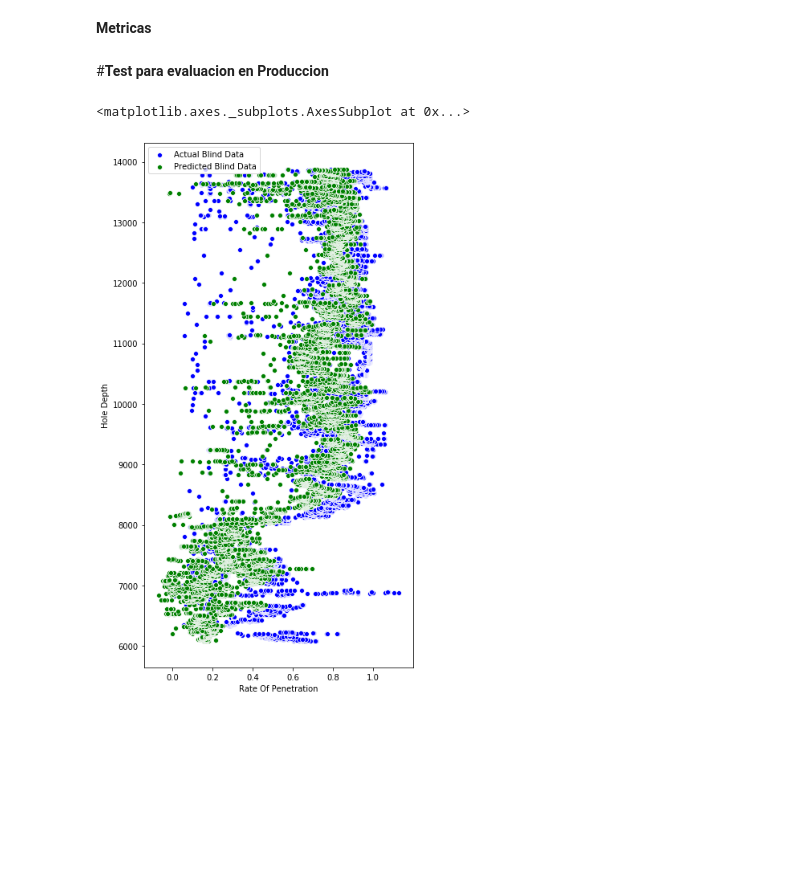
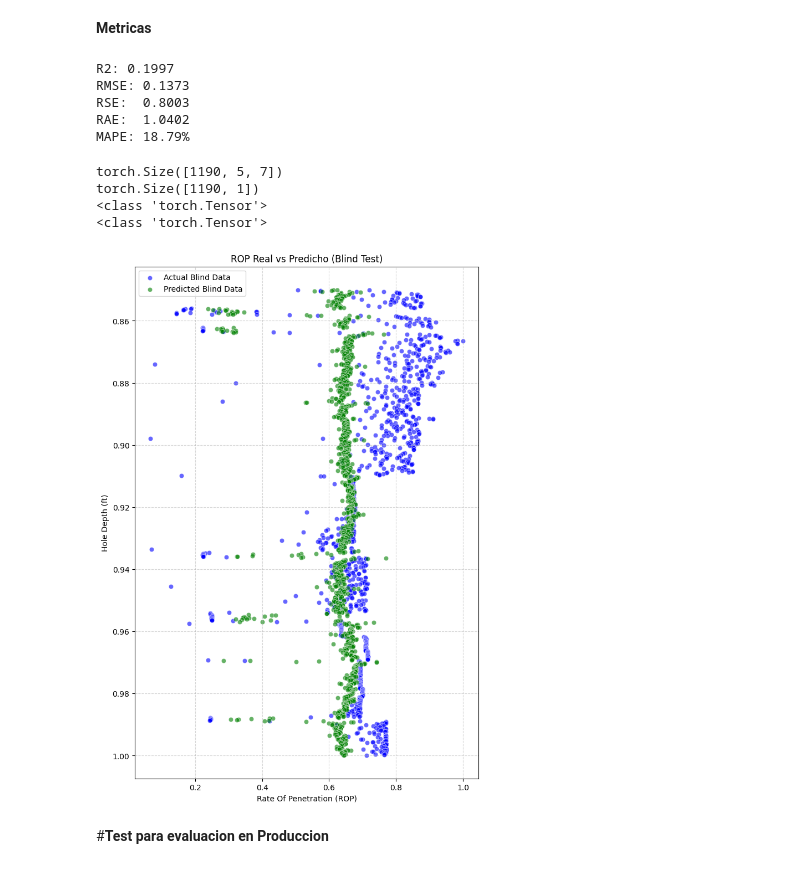
Before and after one commit to Carlosdaojeda/Tranformers-for-series-times, a Jupyter notebook: ROP(Rate_of_penetration).ipynb, the cells around one changed output. Cells and saved outputs as stored; diff of their text form; code cells hidden in the pictures; blank space fills up the shorter version.

```diff
--- a/ROP(Rate_of_penetration).ipynb
+++ b/ROP(Rate_of_penetration).ipynb
@@ -104,7 +104,7 @@ y_scaled = scaler_y.fit_transform(y_array.reshape(-1, 1))
 # %% [markdown]
 **Paso** **3**:**crear** **secuencias** **temporales**
 # %%
-seq_len = 20  # ventana de 14 pasos
+seq_len = 5  # ventana de 14 pasos
 x_seq, y_seq = [], []
 
 for i in range(len(X_scaled) - seq_len):
@@ -160,9 +160,9 @@ print([b.dtype for b in batch])
 # %% [markdown]
 **Paso 6: Dataset y DataLoader**
 # %%
-train_dataset = InformerDataset(x_train, y_train, label_len=14)
-val_dataset = InformerDataset(x_val, y_val, label_len=14)
-test_dataset = InformerDataset(x_test, y_test, label_len=14)
+train_dataset = InformerDataset(x_train, y_train, label_len=5)
+val_dataset = InformerDataset(x_val, y_val, label_len=5)
+test_dataset = InformerDataset(x_test, y_test, label_len=5)
 
 train_loader = DataLoader(train_dataset, batch_size=64, shuffle=False)
 val_loader = DataLoader(val_dataset, batch_size=64, shuffle=False)
@@ -383,7 +383,7 @@ model = Informer(
     out_size=1        # una salida:ROP
 )
 
-model = train_informer(model, train_loader, val_loader, epochs=200, lr=1e-4)
+model = train_informer(model, train_loader, val_loader, epochs=400, lr=1e-4)
 
 preds, targets = evaluate(model, test_loader)
 # %% [output]
@@ -472,20 +473,71 @@ mape = np.mean(np.abs((preds - targets) / np.maximum(np.abs(targets), epsilon)))
 
 
 # Mostrar resultados
+print(f"R2: {r2:.4f}")
 print(f"RMSE: {rmse:.4f}")
 print(f"RSE:  {rse:.4f}")
 print(f"RAE:  {rae:.4f}")
 print(f"MAPE: {mape:.2f}%")
+# %% [output]
+R2: 0.1997
+RMSE: 0.1373
+RSE:  0.8003
+RAE:  1.0402
+MAPE: 18.79%
+# %%
+print(x_test.shape)
+print(y_test.shape)
+print(type(x_test))
+print(type(y_test))
+# %% [output]
+torch.Size([1190, 5, 7])
+torch.Size([1190, 1])
+<class 'torch.Tensor'>
+<class 'torch.Tensor'>
+# %%
+# Extraer profundidad (último paso de la secuencia)
+depth = x_test[:, -1, 0].squeeze()
+
+# ROP real
+rop_real = y_test.squeeze()
+
+# ROP predicho
+rop_pred = preds.squeeze()
+# %%
+import matplotlib.pyplot as plt
+import seaborn as sns
+
+plt.figure(figsize=(8, 12))
+
+# Actual ROP vs profundidad
+sns.scatterplot(
+    x=rop_real,
+    y=depth,
+    label='Actual Blind Data',
+    color='blue',
+    alpha=0.6
+)
+
+# Predicted ROP vs profundidad
+sns.scatterplot(
+    x=rop_pred,
+    y=depth,
+    label='Predicted Blind Data',
+    color='green',
+    alpha=0.6
+)
+
+plt.gca().invert_yaxis()  # Profundidad hacia abajo
+plt.xlabel("Rate Of Penetration (ROP)")
+plt.ylabel("Hole Depth (ft)")
+plt.title("ROP Real vs Predicho (Blind Test)")
+plt.legend()
+plt.grid(True, linestyle="--", alpha=0.5)
+
+plt.show()
+# %% [output]
+[figure, added]
 # %% [markdown]
 #**Test para evaluacion en Produccion**
 # %%
 df_blind=pd.read_csv('Chapter5_ROP_Blind_DataSet.csv')
-# %%
-plt.figure(figsize=(6,12))
-sns.scatterplot(y_scaled_blind, df_blind['Hole Depth'],
-label='Actual Blind Data', color='blue')
-sns.scatterplot(y_pred_blind, df_blind['Hole Depth'],
-label='Predicted Blind Data', color='green')
-# %% [output]
-<matplotlib.axes._subplots.AxesSubplot at 0x...>
-[figure, removed]
```
Also changed, not shown: parts of 3 cells of this notebook.
